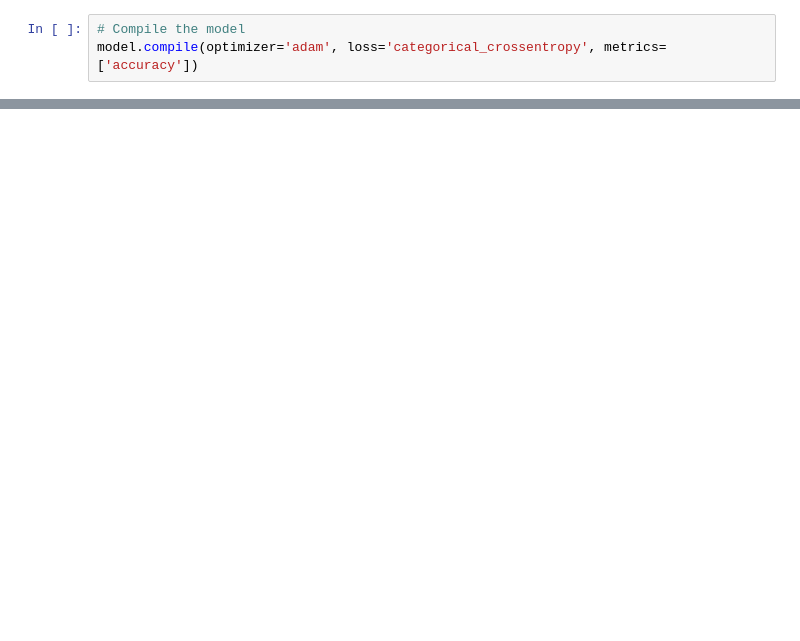
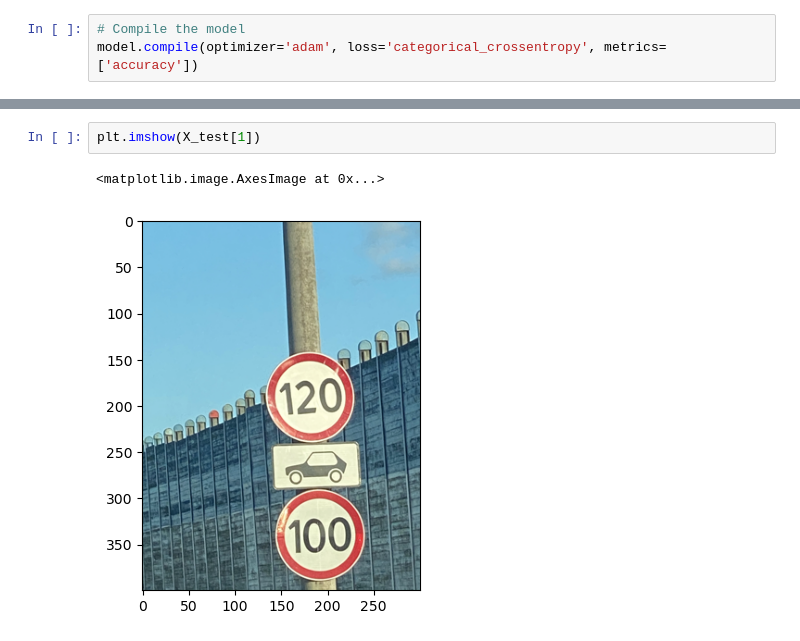
Before and after one commit to T-Haight/AI_BOOTCAMP_Final_Project_Street_Sign_Recognition, a Jupyter notebook: model_01.ipynb, the cells around one changed output, grey strips where cells are left out. Cells and saved outputs as stored; diff of their text form; blank space fills up the shorter version.

```diff
--- a/model_01.ipynb
+++ b/model_01.ipynb
@@ -359,0 +445,5 @@ model.evaluate(X_test, y_test)
+# %%
+plt.imshow(X_test[1])
+# %% [output]
+<matplotlib.image.AxesImage at 0x...>
+[figure, added]
```
Also changed, not shown: parts of 16 cells of this notebook.
